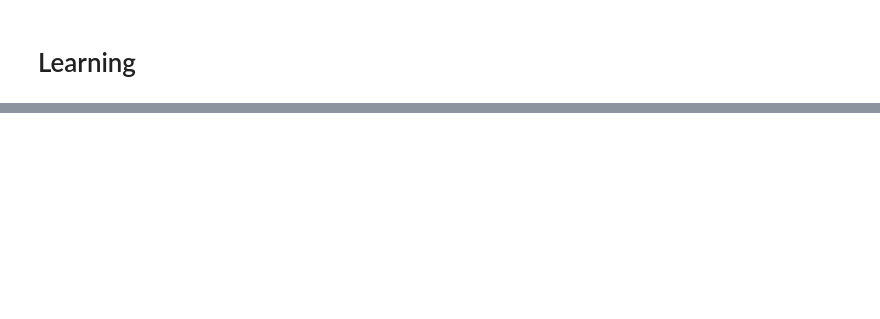
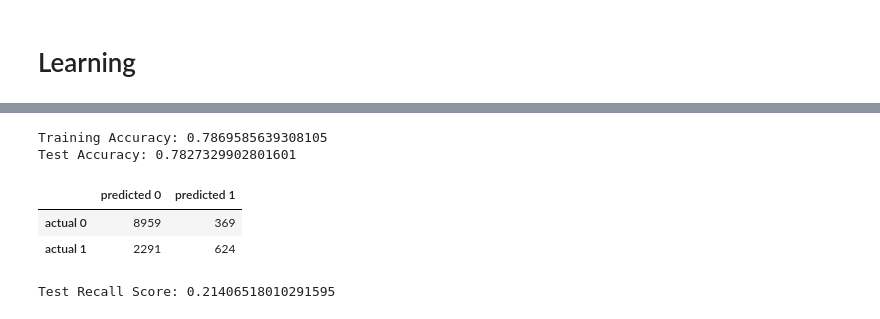
Before and after one commit to dansil2301/MarketBot, a Jupyter notebook: DataAnalyze/AI_traning.ipynb, the cells around one changed output, grey strips where cells are left out. Saved outputs shown, nothing was run; the diff lists cells and outputs as text; code cells hidden in the pictures; blank space fills up the shorter version.

Commit message:
did some work on ML model

```diff
--- a/DataAnalyze/AI_traning.ipynb
+++ b/DataAnalyze/AI_traning.ipynb
@@ -71,0 +154,19 @@ None
+# %%
+import matplotlib.pyplot as plt
+import seaborn as sns
+from sklearn.decomposition import PCA
+
+pca_test = PCA(n_components=12)
+pca_test.fit(X_train_scaled)
+sns.set(style='whitegrid')
+plt.plot(np.cumsum(pca_test.explained_variance_ratio_))
+plt.xlabel('number of components')
+plt.ylabel('cumulative explained variance')
+plt.axvline(linewidth=4, color='r', linestyle = '--', x=10, ymin=0, ymax=1)
+display(plt.show())
+evr = pca_test.explained_variance_ratio_
+cvr = np.cumsum(pca_test.explained_variance_ratio_)
+pca_df = pd.DataFrame()
+pca_df['Cumulative Variance Ratio'] = cvr
+pca_df['Explained Variance Ratio'] = evr
+display(pca_df.head(10))
@@ -133,0 +250,32 @@ display('Baseline Random Forest recall score', precision_score(y_test, y_pred))
+# %%
+from sklearn.ensemble import GradientBoostingClassifier
+from sklearn.metrics import recall_score
+
+# Create a Gradient Boosting Classifier instance
+gbm = GradientBoostingClassifier()
+
+# Fit the model to the training data
+gbm.fit(X_train_scaled, y_train)
+
+# Evaluate the model on the training and test data
+train_score = gbm.score(X_train_scaled, y_train)
+test_score = gbm.score(X_test_scaled, y_test)
+
+print("Training Accuracy:", train_score)
+print("Test Accuracy:", test_score)
+
+# Calculate recall score on the test data
+y_pred_test = gbm.predict(X_test_scaled)
+recall = recall_score(y_test, y_pred_test)
+
+conf_matrix_baseline = pd.DataFrame(confusion_matrix(y_test, y_pred_test), index = ['actual 0', 'actual 1'], columns = ['predicted 0', 'predicted 1'])
+
+display(conf_matrix_baseline)
+print("Test Recall Score:", recall)
+# %% [output]
+Training Accuracy: 0.7869585639308105
+Test Accuracy: 0.7827329902801601
+|  | predicted 0 | predicted 1 |
+| actual 0 | 8959 | 369 |
+| actual 1 | 2291 | 624 |
+Test Recall Score: 0.21406518010291595
```
Also changed, not shown: parts of 9 cells of this notebook, 1 other file.
